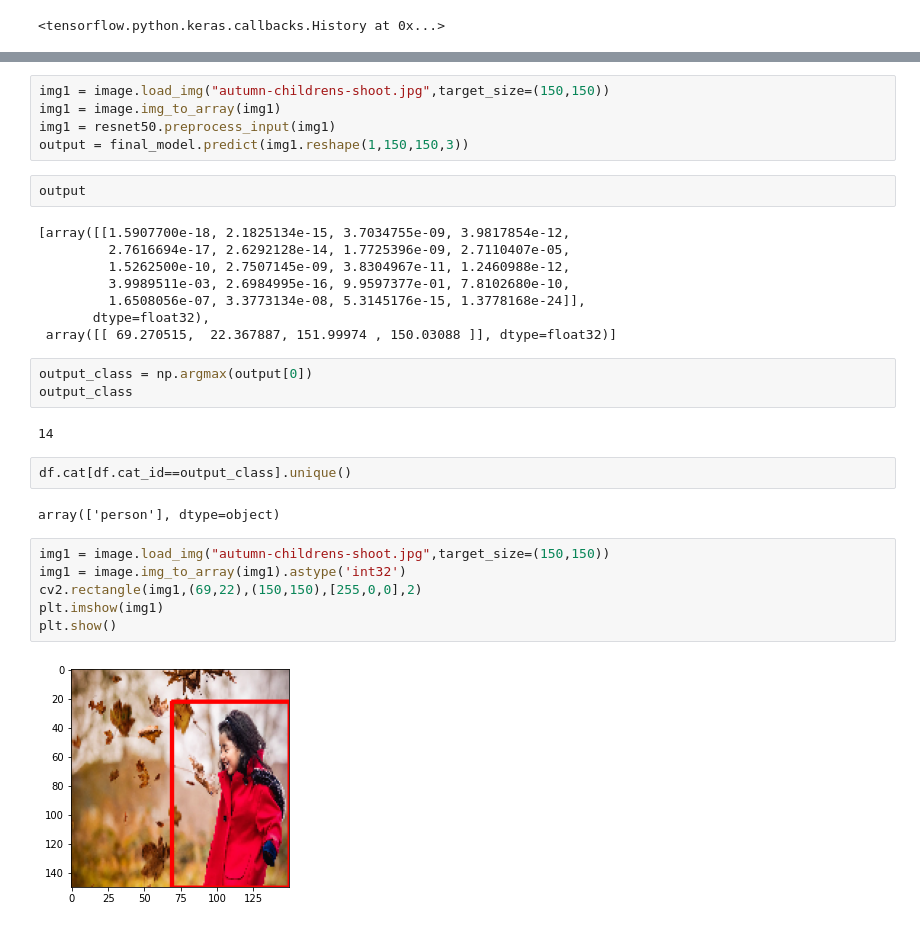
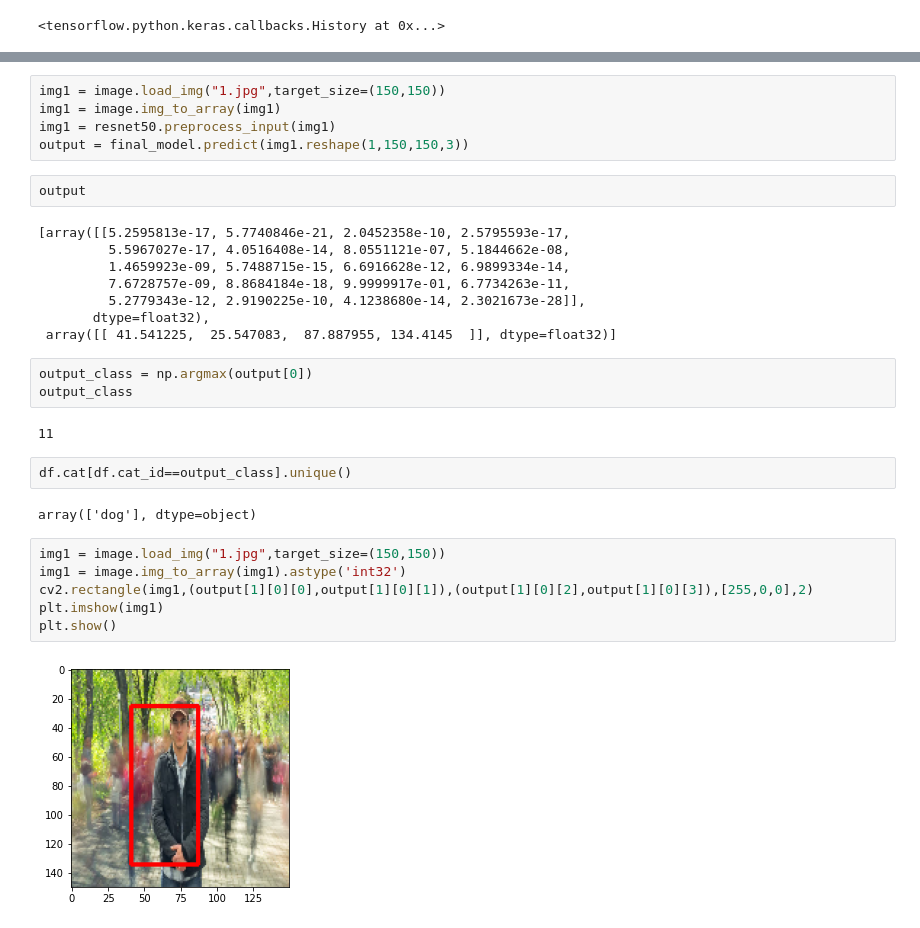
Before and after one commit to anshupandey/Computer-Vision, a Jupyter notebook: Object_localization_using_Transfer_Learning_PASCAL_VOC_Dataset.ipynb, the cells around one changed output, grey strips where cells are left out. Drawn from its saved outputs; the diff is of its cells as text.

```diff
--- a/Object_localization_using_Transfer_Learning_PASCAL_VOC_Dataset.ipynb
+++ b/Object_localization_using_Transfer_Learning_PASCAL_VOC_Dataset.ipynb
@@ -210,32 +211,32 @@ plt.show()
 # %%
-img1 = image.load_img("autumn-childrens-shoot.jpg",target_size=(150,150))
+img1 = image.load_img("1.jpg",target_size=(150,150))
 img1 = image.img_to_array(img1)
 img1 = resnet50.preprocess_input(img1)
 output = final_model.predict(img1.reshape(1,150,150,3))
 # %%
 output
 # %% [output]
-[array([[1.5907700e-18, 2.1825134e-15, 3.7034755e-09, 3.9817854e-12,
-         2.7616694e-17, 2.6292128e-14, 1.7725396e-09, 2.7110407e-05,
-         1.5262500e-10, 2.7507145e-09, 3.8304967e-11, 1.2460988e-12,
-         3.9989511e-03, 2.6984995e-16, 9.9597377e-01, 7.8102680e-10,
-         1.6508056e-07, 3.3773134e-08, 5.3145176e-15, 1.3778168e-24]],
+[array([[5.2595813e-17, 5.7740846e-21, 2.0452358e-10, 2.5795593e-17,
+         5.5967027e-17, 4.0516408e-14, 8.0551121e-07, 5.1844662e-08,
+         1.4659923e-09, 5.7488715e-15, 6.6916628e-12, 6.9899334e-14,
+         7.6728757e-09, 8.8684184e-18, 9.9999917e-01, 6.7734263e-11,
+         5.2779343e-12, 2.9190225e-10, 4.1238680e-14, 2.3021673e-28]],
        dtype=float32),
- array([[ 69.270515,  22.367887, 151.99974 , 150.03088 ]], dtype=float32)]
+ array([[ 41.541225,  25.547083,  87.887955, 134.4145  ]], dtype=float32)]
 # %%
 output_class = np.argmax(output[0])
 output_class
 # %% [output]
-14
+11
 # %%
 df.cat[df.cat_id==output_class].unique()
 # %% [output]
-array(['person'], dtype=object)
+array(['dog'], dtype=object)
 # %%
-img1 = image.load_img("autumn-childrens-shoot.jpg",target_size=(150,150))
+img1 = image.load_img("1.jpg",target_size=(150,150))
 img1 = image.img_to_array(img1).astype('int32')
-cv2.rectangle(img1,(69,22),(150,150),[255,0,0],2)
+cv2.rectangle(img1,(output[1][0][0],output[1][0][1]),(output[1][0][2],output[1][0][3]),[255,0,0],2)
 plt.imshow(img1)
 plt.show()
 # %% [output]
-[figure, old version]
+[figure, new version]
```
Also changed, not shown: parts of 7 cells of this notebook.
